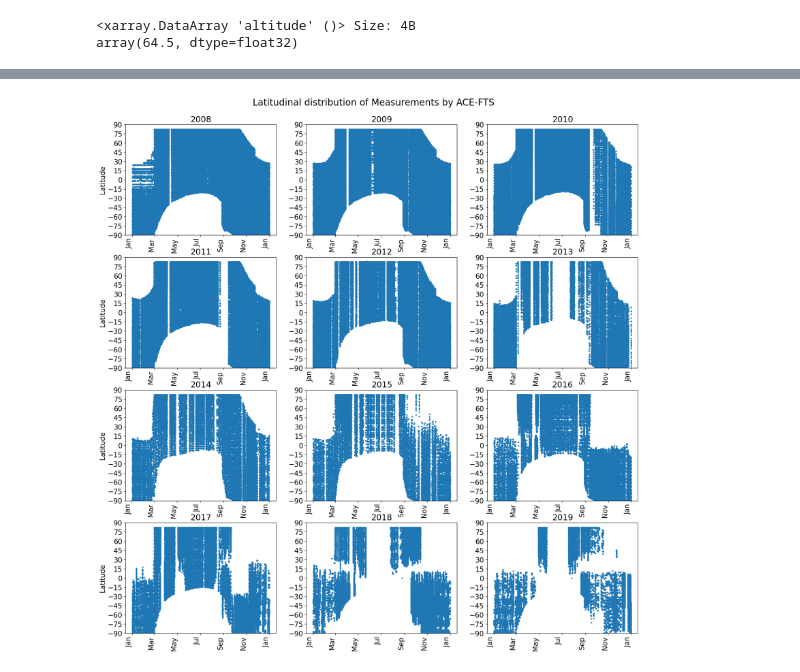
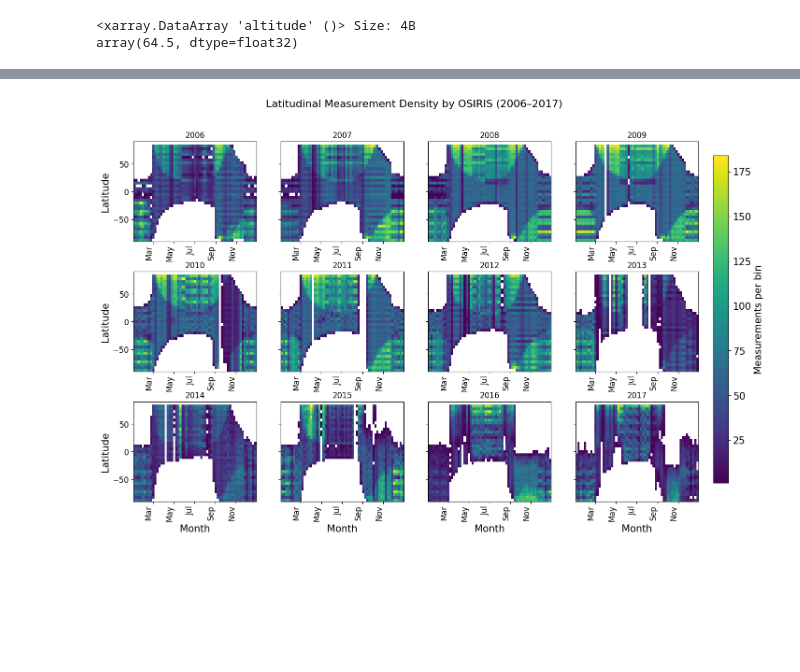
Before and after one commit to Sallamsaka/ozone-measurement-comparison, a Jupyter notebook: OSIRIS/OSIRIS.ipynb, the cells around one changed output, grey strips where cells are left out. Saved outputs shown, nothing was run; the diff lists cells and outputs as text; code cells hidden in the pictures; blank space fills up the shorter version.

Commit message:
Changed all units to ppmv, makes graphs cleaner, made new plots of latitudinal distributions of measurements ofr ace and osiris

```diff
--- a/OSIRIS/OSIRIS.ipynb
+++ b/OSIRIS/OSIRIS.ipynb
@@ -36,7 +36,7 @@ f.altitude.max()
 <xarray.DataArray 'altitude' ()> Size: 4B
 array(64.5, dtype=float32)
 # %%
-O3_times = O3_vmr.sel(time=slice("2006-01-01", "2020-12-31"))
+O3_times = O3_vmr.sel(time=slice("2006-01-01", "2020-12-31")) * 10**6
 # %%
 lat_bins = np.arange(-90,91,5)
 lat_labels = (lat_bins[1:] + lat_bins[:-1]) / 2
@@ -72,7 +72,7 @@ def plotter(monthly):
 
 O3_binned = O3_times.groupby("time.month").map(plotter)
 
-pcm_monthly = O3_binned.plot(col = "month", col_wrap = 3, cmap = "plasma", vmin = 0, vmax = 1.2 * (10 ** -5), size = 4)
+pcm_monthly = (O3_binned).plot(col = "month", col_wrap = 3, cmap = "plasma", vmin = 0, vmax = 1.2 * (10 ** -5) * 10**6, size = 4, cbar_kwargs={"label": "O₃ (ppmv)"})
 
 month_names = ['January', 'February', 'March', 'April', 'May', 'June', 'July', 'August', 'September', 'October', 'November', 'December']
 
@@ -107,13 +107,13 @@ fig, axes = plt.subplots(figsize = (10, 10))
 for i in range(len(valid_months)):
     month_num = valid_months[i]
     O3_month = O3_times.sel(time = O3_times["time"].dt.month.isin([month_num]))
-    O3_month.mean(dim = "time").plot(ax = axes, label = f"{month_name[month_num - 1]}", y = "altitude")
+    (O3_month).mean(dim = "time").plot(ax = axes, label = f"{month_name[month_num - 1]}", y = "altitude")
 
 plt.legend()
 
 plt.title("Monthly Mean O₃ VMR (2006-2020)")
 plt.ylabel("Altitude (km)")
-plt.xlabel("O$_3$ VMR")
+plt.xlabel("O$_3$ VMR (ppmv)")
 
 title = axes.get_title()
 fig.savefig(title, bbox_inches="tight")
@@ -128,7 +128,7 @@ fig, axes = plt.subplots(3,2, figsize = (20,20))
 def global_binner(arr):
     O3_seasonal = arr.groupby("time.season")
     for tup in O3_seasonal:
-        axes.flat[5].plot(tup[1].mean(dim = "time"), tup[1]["altitude"], label = tup[0])
+        axes.flat[5].plot((tup[1]).mean(dim = "time"), tup[1]["altitude"], label = tup[0])
         axes.flat[5].set_title(f"-90N to 90N")
         axes.flat[5].legend()
     return O3_seasonal.mean(dim = "time")
@@ -140,7 +140,7 @@ def seasonal_binner(arr):
     for i, lower_lat_bound in enumerate(lat_bins[:-1]):
         if int(min_lat) >= lower_lat_bound and int(max_lat) <= lat_bins[i + 1]:
             for tup in O3_seasonal:
-                axes.flat[i].plot(tup[1].mean(dim = "time"), tup[1]["altitude"], label = tup[0])
+                axes.flat[i].plot((tup[1]).mean(dim = "time"), tup[1]["altitude"], label = tup[0])
                 axes.flat[i].set_title(f"{lower_lat_bound}N to {lat_bins[i + 1]}N")
                 axes.flat[i].legend()
     return O3_seasonal.mean(dim = "time")
@@ -154,8 +154,8 @@ plt.suptitle(
     fontsize=20,
     y=1
 )
-axes.flat[4].set_xlabel("O₃ VMR")
-axes.flat[5].set_xlabel("O₃ VMR")
+axes.flat[4].set_xlabel("O₃ VMR (ppmv)")
+axes.flat[5].set_xlabel("O₃ VMR (ppmv)")
 axes.flat[4].set_ylabel("Altitude (km)")
 axes.flat[2].set_ylabel("Altitude (km)")
 axes.flat[0].set_ylabel("Altitude (km)")
@@ -299,35 +335,49 @@ fig.savefig(title, bbox_inches="tight")
 # %%
-fig, axes = plt.subplots(4, 3, figsize = (20, 20))
-
-years = [str(i) for i in range(2013 - 5, 2025 - 5)]
 import matplotlib.dates as mdates
 
-for idx, year in enumerate(years):
-    ax = axes.flat[idx]
-    ax.scatter(O3_times.sel(time = slice(year + "-01-01", year + "-12-31")).time, O3_times.sel(time = slice(year + "-01-01", year + "-12-31")).latitude, s = 5)
-    ax.set_title(year)
+years = list(range(2006, 2018))
+fig, axes = plt.subplots(
+    nrows=3, ncols=4,
+    figsize=(16, 10),
+    sharey=True,
+    gridspec_kw={'right': 0.88, 'hspace': 0.3, 'wspace': 0.2}
+)
+axes = axes.flatten()
 
-    ax.xaxis.set_major_locator(mdates.MonthLocator(bymonth=[1,3,5,7,9,11]))
+for i, year in enumerate(years):
+    ax = axes[i]
+    sel = O3_times.sel(time=slice(f"{year}-01-01", f"{year}-12-31"))
+    tnum = mdates.date2num(sel.time)
+
+    time_bins = np.linspace(tnum.min(), tnum.max(), 60)
+    lat_bins  = np.linspace(-90, 90, 36)
+    H, tx, ly = np.histogram2d(tnum, sel.latitude.values, bins=[time_bins, lat_bins])
+    H = H.T
+    H_mask = np.ma.masked_where(H == 0, H)
+
+    cmap = plt.get_cmap('viridis').copy()
+    cmap.set_bad(color='white')
+
+    mesh = ax.pcolormesh(tx, ly, H_mask, shading='auto', cmap=cmap)
+
+    ax.xaxis.set_major_locator(mdates.MonthLocator(bymonth = [1, 3, 5, 7, 9, 11]))
     ax.xaxis.set_major_formatter(mdates.DateFormatter('%b'))
-
+    ax.tick_params(axis='x', labelsize=12, rotation=90, pad=2)
+    ax.tick_params(axis='y', labelsize=12)
     plt.setp(ax.get_xticklabels(), rotation=90, ha='right')
     ax.set_ylim(-90, 90)
-    ax.set_yticks(np.arange(-90, 91, 15))
+    ax.set_title(str(year), fontsize=12)
+    if i % 4 == 0: ax.set_ylabel("Latitude")
+    if i >= 8:    ax.set_xlabel("Month")
 
-fig = plt.gcf()
+cax = fig.add_axes([0.90, 0.15, 0.02, 0.7])
+cb = fig.colorbar(mesh, cax=cax)
+cb.set_label('Measurements per bin')
 
-plt.suptitle(
-    "Latitudinal distribution of Measurements by ACE-FTS",
-    fontsize=20,
-    y=0.92
-)
-
-axes.flat[0].set(ylabel = "Latitude")
-axes.flat[9].set(ylabel = "Latitude")
-axes.flat[6].set(ylabel = "Latitude")
-axes.flat[3].set(ylabel = "Latitude")
+plt.tight_layout(rect=[0, 0, 0.88, 0.93])
+plt.suptitle("Latitudinal Measurement Density by OSIRIS (2006–2017)", fontsize=16, y=0.97)
 
 title = fig._suptitle.get_text()
 fig.savefig(title, bbox_inches="tight")
 # %% [output]
-[figure, old version]
+[figure, new version]
```
Also changed, not shown: parts of 10 cells of this notebook, 39 other files.
